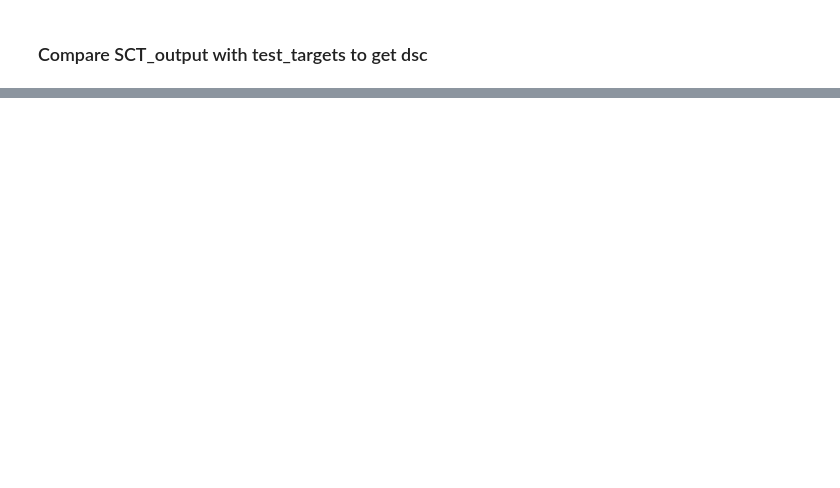
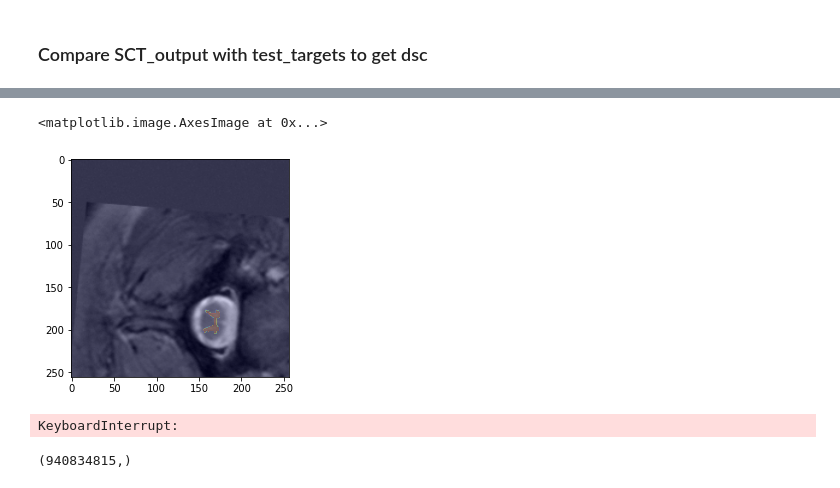
Before and after one commit to ashwinkumargb/pediatric_gmseg, a Jupyter notebook: gm_models/gm_model.ipynb, the cells around one changed output, grey strips where cells are left out. Saved outputs shown, nothing was run; the diff lists cells and outputs as text; code cells hidden in the pictures; blank space fills up the shorter version.

```diff
--- a/gm_models/gm_model.ipynb
+++ b/gm_models/gm_model.ipynb
@@ -156,0 +292,10 @@ bmodel.save_weights('trained_15_epoch_no_augmentation.h5')
+# %%
+val_data_aug = np.concatenate(val_data_aug, axis=0)
+val_targets_aug = np.concatenate(val_targets_aug, axis=0)
+# %%
+slice = random.randint(0, np.shape(val_data_aug)[0])
+plt.imshow(val_data_aug[slice], cmap='gray')
+plt.imshow(val_targets_aug[slice], cmap='jet', alpha=0.2)
+# %% [output]
+<matplotlib.image.AxesImage at 0x...>
+[figure, added]
@@ -156,0 +329,8 @@ bmodel.save_weights('trained_15_epoch_no_augmentation.h5')
+# %%
+train_data_aug_norm = arr_norm(train_data_aug)
+# %% [output]
+KeyboardInterrupt:
+# %%
+np.shape(train_data_aug_norm)
+# %% [output]
+(940834815,)
```
Also changed, not shown: parts of 17 cells of this notebook, 2 other files.
